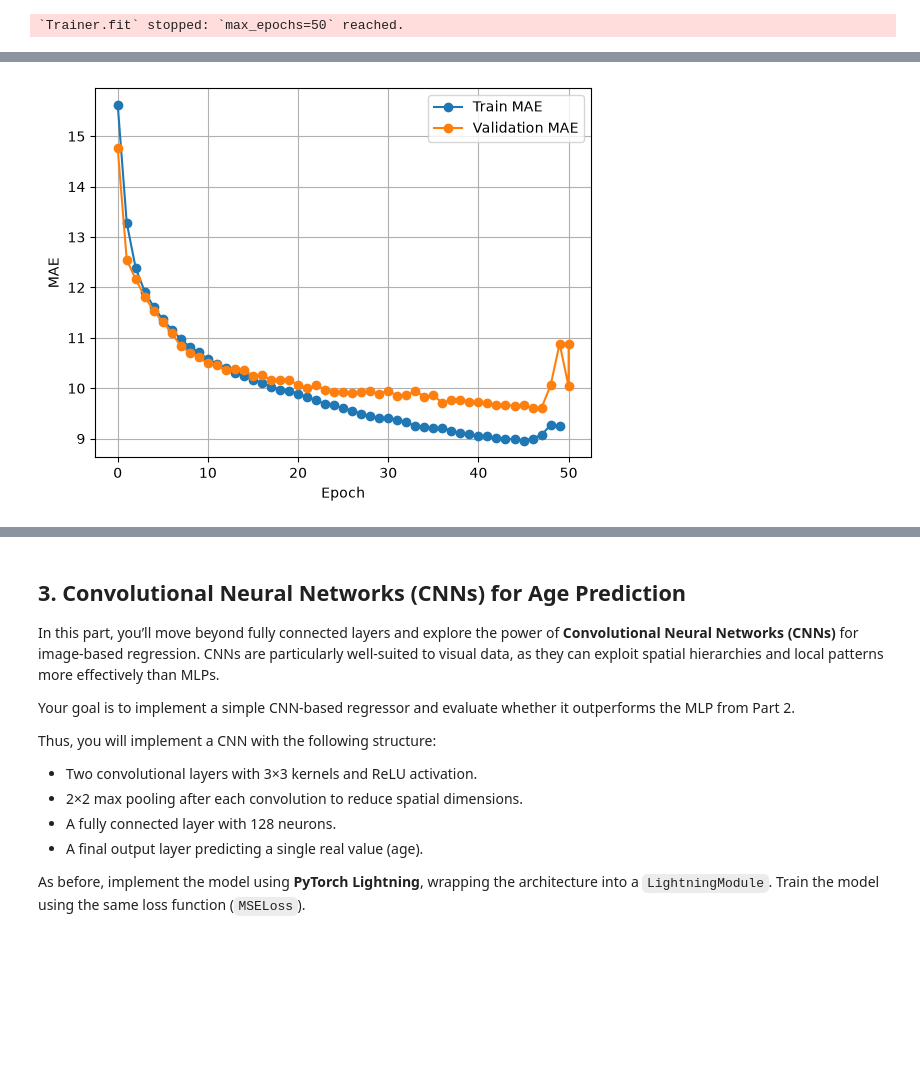
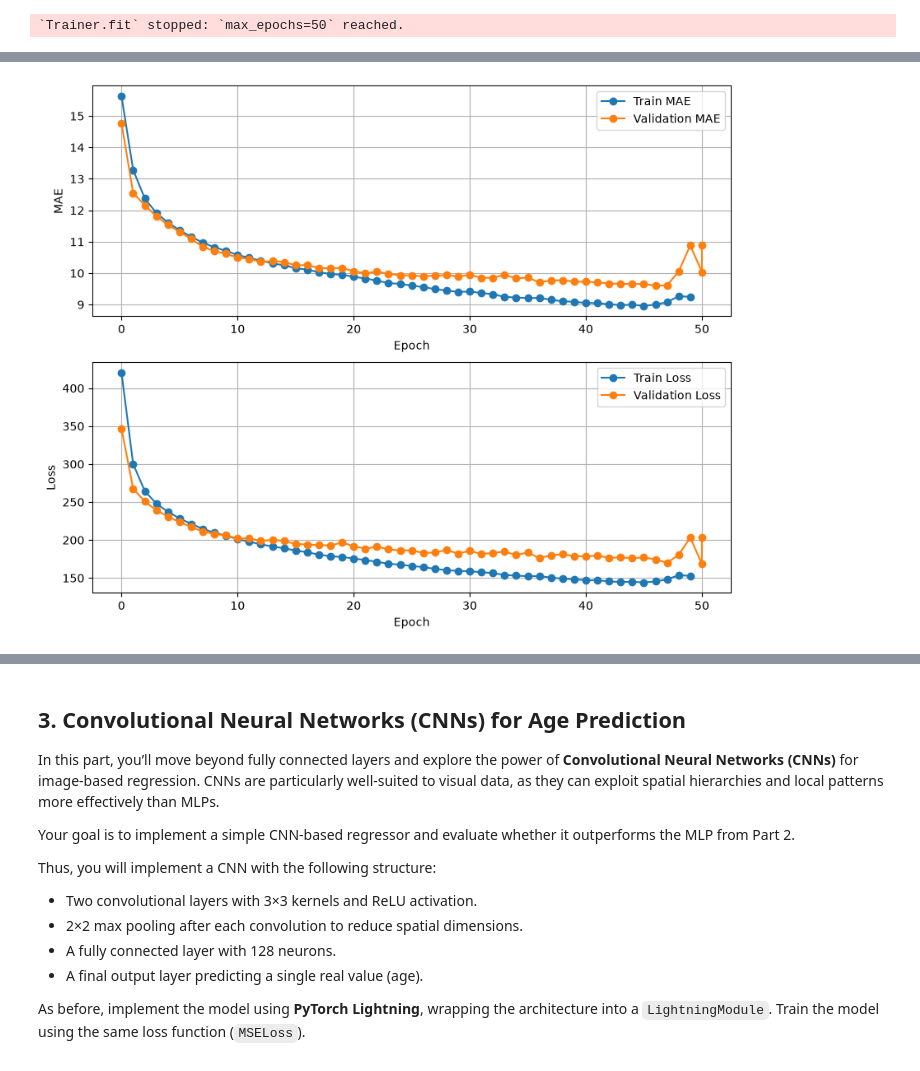
Before and after one commit to Lolillosky/GenerativeDeepLearningCourse, a Jupyter notebook: Topic2/Material/Lab_session1_student.ipynb, the cells around one changed output, grey strips where cells are left out. Drawn from its saved outputs; the diff is of its cells as text; code cells hidden in the pictures; blank space fills up the shorter version.

```diff
--- a/Topic2/Material/Lab_session1_student.ipynb
+++ b/Topic2/Material/Lab_session1_student.ipynb
@@ -327,15 +333,29 @@ Age is 3.0
 # %%
-train_metrics = pd.read_csv("lightning_logs/MLP/fixed/metrics.csv")
+def plot_training_metrics(metrics_csv_path):
+    train_metrics = pd.read_csv(metrics_csv_path)
 
-train_epoch_metrics = train_metrics[["epoch", "acc.train"]].dropna()
-valid_epoch_metrics = train_metrics[["epoch", "acc.valid"]].dropna()
+    f, ax = plt.subplots(2,1, figsize=(10,8))
+    train_epoch_metrics = train_metrics[["epoch", "acc.train"]].dropna()
+    valid_epoch_metrics = train_metrics[["epoch", "acc.valid"]].dropna()
 
-plt.plot(train_epoch_metrics["epoch"], train_epoch_metrics["acc.train"], marker="o", label="Train MAE")
-plt.plot(valid_epoch_metrics["epoch"], valid_epoch_metrics["acc.valid"], marker="o", label="Validation MAE")
-plt.xlabel("Epoch")
-plt.ylabel("MAE")
-plt.legend()
-plt.grid(True)
-plt.show()
+    ax[0].plot(train_epoch_metrics["epoch"], train_epoch_metrics["acc.train"], marker="o", label="Train MAE")
+    ax[0].plot(valid_epoch_metrics["epoch"], valid_epoch_metrics["acc.valid"], marker="o", label="Validation MAE")
+    ax[0].set_xlabel("Epoch")
+    ax[0].set_ylabel("MAE")
+    ax[0].legend()
+    ax[0].grid(True)
+    train_loss_metrics = train_metrics[["epoch", "loss.train"]].dropna()
+    valid_loss_metrics = train_metrics[["epoch", "loss.valid"]].dropna()
+
+    ax[1].plot(train_loss_metrics["epoch"], train_loss_metrics["loss.train"], marker="o", label="Train Loss")
+    ax[1].plot(valid_loss_metrics["epoch"], valid_loss_metrics["loss.valid"], marker="o", label="Validation Loss")
+    ax[1].set_xlabel("Epoch")
+    ax[1].set_ylabel("Loss")
+    ax[1].legend()
+    ax[1].grid(True)
+
+    plt.show()
-# %% [output]
-[figure, removed]
+# %%
+plot_training_metrics("lightning_logs/MLP/fixed/metrics.csv")
+# %% [output]
+[figure, added]
```
Also changed, not shown: parts of 15 cells of this notebook, 2 other files.
